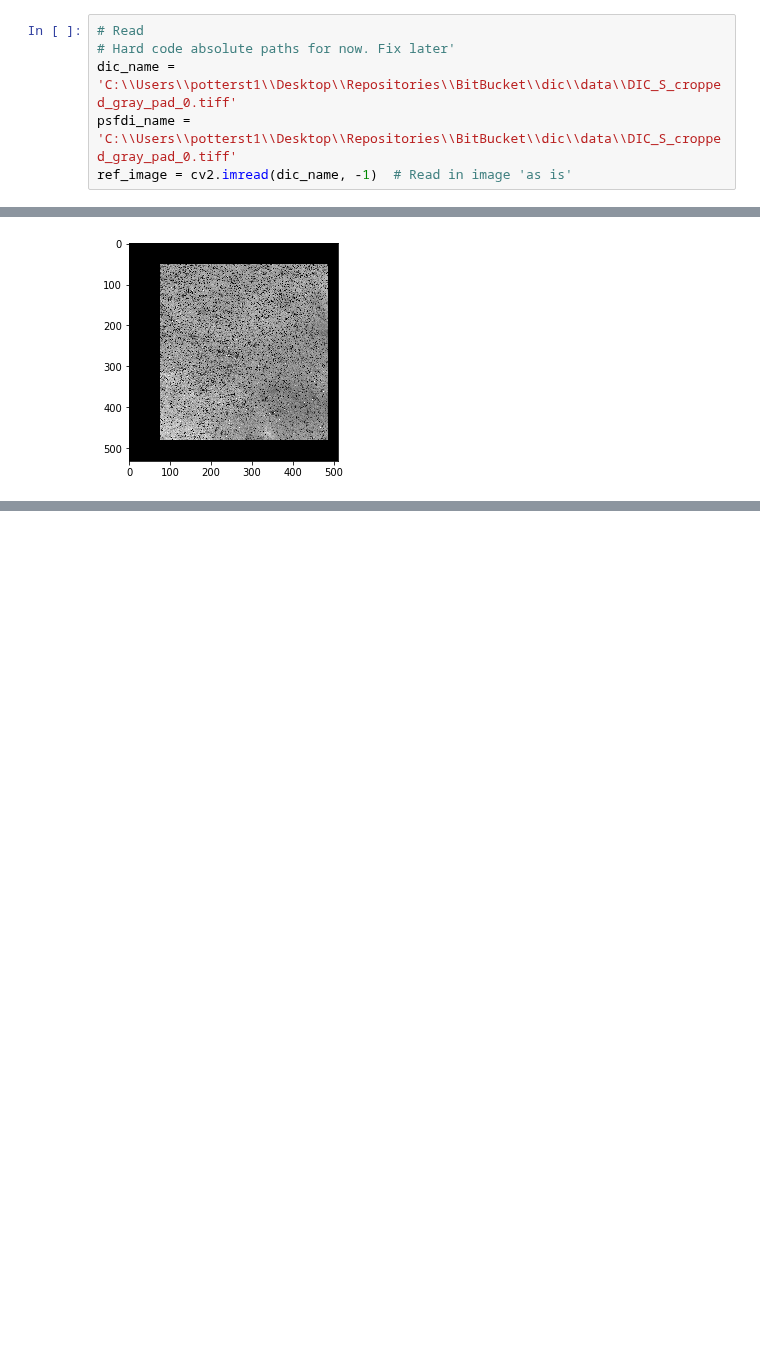
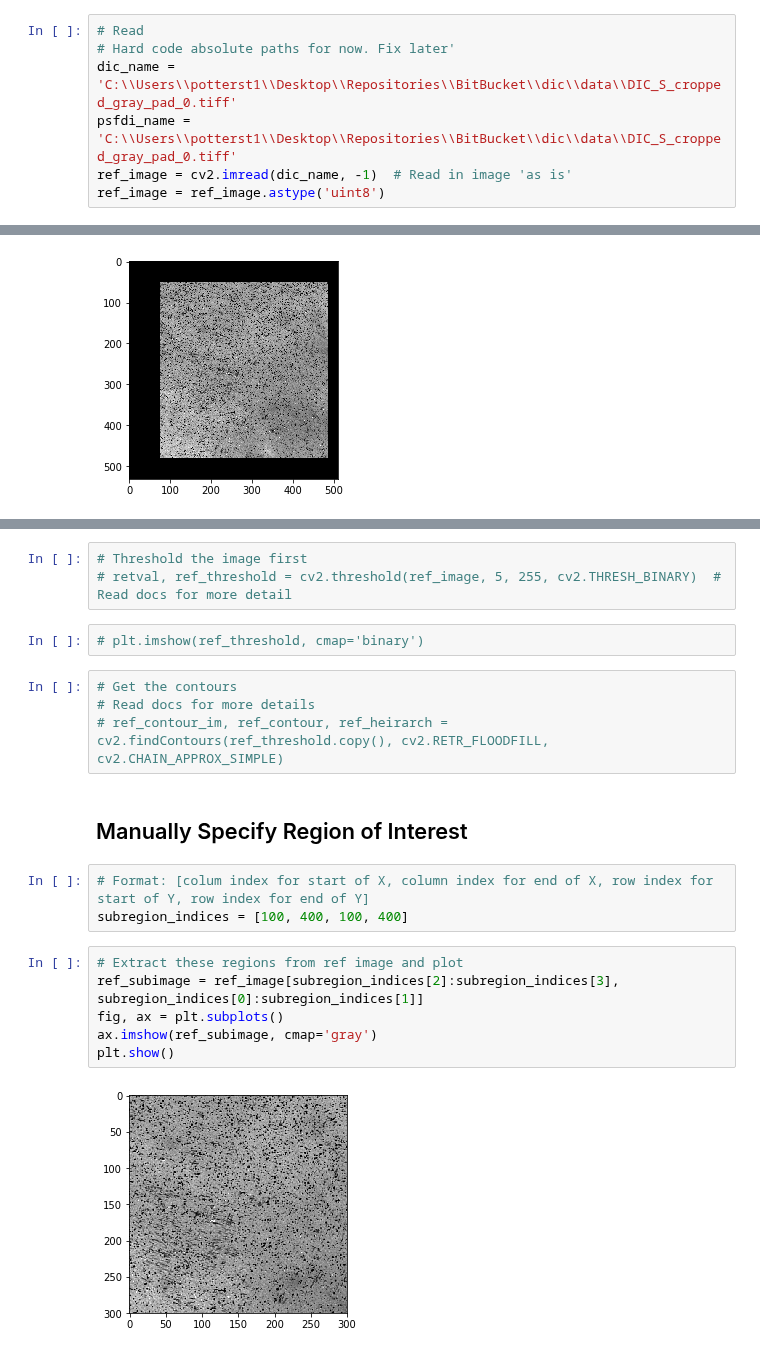
Before and after one commit to mfkiwl/splineDIC, a Jupyter notebook: notebooks/exploratory/stp_explore_NURBS_DIC.ipynb, the cells around one changed output, grey strips where cells are left out. Saved outputs shown, nothing was run; the diff lists cells and outputs as text; blank space fills up the shorter version.

```diff
--- a/notebooks/exploratory/stp_explore_NURBS_DIC.ipynb
+++ b/notebooks/exploratory/stp_explore_NURBS_DIC.ipynb
@@ -27,3 +27,4 @@ import numpy as np
 dic_name = 'C:\\Users\\potterst1\\Desktop\\Repositories\\BitBucket\\dic\\data\\DIC_S_cropped_gray_pad_0.tiff'
 psfdi_name = 'C:\\Users\\potterst1\\Desktop\\Repositories\\BitBucket\\dic\\data\\DIC_S_cropped_gray_pad_0.tiff'
 ref_image = cv2.imread(dic_name, -1)  # Read in image 'as is'
+ref_image = ref_image.astype('uint8')
@@ -83,0 +96,22 @@ plt.imshow(transx_im, cmap='gray')
+# %%
+# Threshold the image first
+# retval, ref_threshold = cv2.threshold(ref_image, 5, 255, cv2.THRESH_BINARY)  # Read docs for more detail
+# %%
+# plt.imshow(ref_threshold, cmap='binary')
+# %%
+# Get the contours
+# Read docs for more details
+# ref_contour_im, ref_contour, ref_heirarch = cv2.findContours(ref_threshold.copy(), cv2.RETR_FLOODFILL, cv2.CHAIN_APPROX_SIMPLE)
+# %% [markdown]
+## Manually Specify Region of Interest
+# %%
+# Format: [colum index for start of X, column index for end of X, row index for start of Y, row index for end of Y]
+subregion_indices = [100, 400, 100, 400]
+# %%
+# Extract these regions from ref image and plot
+ref_subimage = ref_image[subregion_indices[2]:subregion_indices[3], subregion_indices[0]:subregion_indices[1]]
+fig, ax = plt.subplots()
+ax.imshow(ref_subimage, cmap='gray')
+plt.show()
+# %% [output]
+[figure, added]
```
Also changed, not shown: parts of 9 cells of this notebook.
